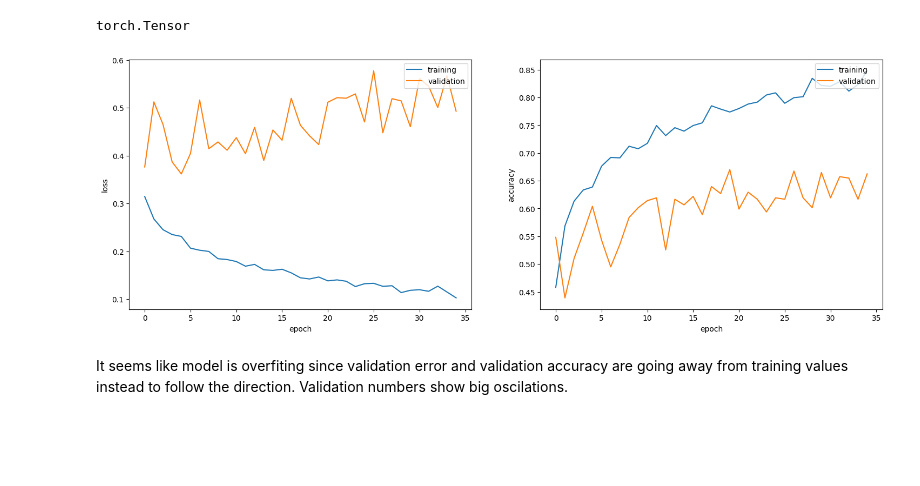
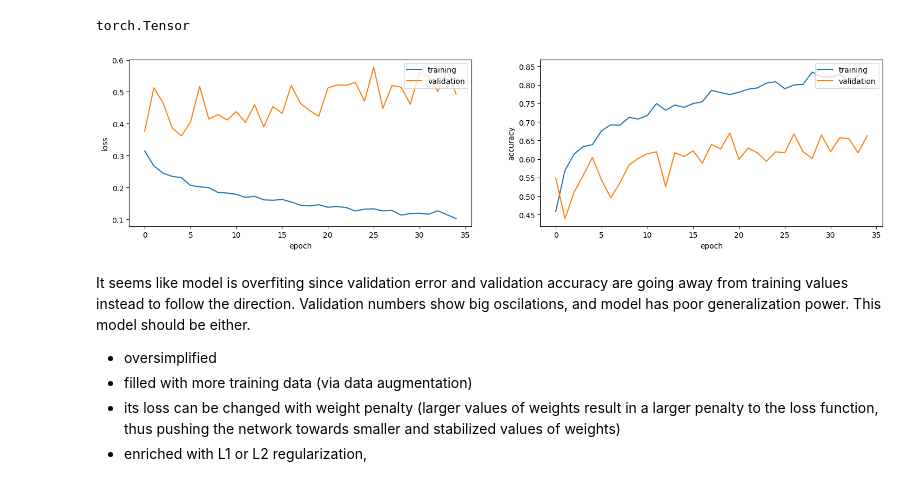
Before and after one commit to tamaricki/Projects, a Jupyter notebook: brainScans_classification_torch.ipynb, the cells around one changed output. Saved outputs shown, nothing was run; the diff lists cells and outputs as text; code cells hidden in the pictures; blank space fills up the shorter version.

```diff
--- a/brainScans_classification_torch.ipynb
+++ b/brainScans_classification_torch.ipynb
@@ -415,24 +415,28 @@ torch.Tensor
 # %%
 train_acc_new = []
 for n in training_acc:
   train_acc_new.append(n.cpu().float())
 
 
-plt.figure(figsize=(18,6))
+plt.figure(figsize=(18,4))
 plt.subplot(121)
 plt.plot(range(epochs), training_loss)
 plt.plot(range(epochs), test_loss)
 plt.xlabel('epoch')
 plt.ylabel('loss')
 plt.legend(['training', 'validation'], loc='upper right')
 plt.subplot(122)
 plt.plot(range(epochs), train_acc_new)
 plt.plot(range(epochs), test_acc)
 plt.xlabel('epoch')
 plt.ylabel('accuracy')
 plt.legend(['training', 'validation'], loc='upper right')
 plt.show()
 # %% [output]
-[figure, old version]
+[figure, new version]
 # %% [markdown]
-It seems like model is overfiting since validation error and validation accuracy are going away from training values instead to follow the direction. Validation numbers show big oscilations.
+It seems like model is overfiting since validation error and validation accuracy are going away from training values instead to follow the direction. Validation numbers show big oscilations, and model has poor generalization power. This model should be either.
+- oversimplified
+- filled with more training data (via data augmentation)
+- its loss can be changed with weight penalty (larger values of weights result in a larger penalty to the loss function, thus pushing the network towards smaller and stabilized values of weights)
+- enriched with L1 or L2 regularization,
```
Also changed, not shown: parts of 9 cells of this notebook.
